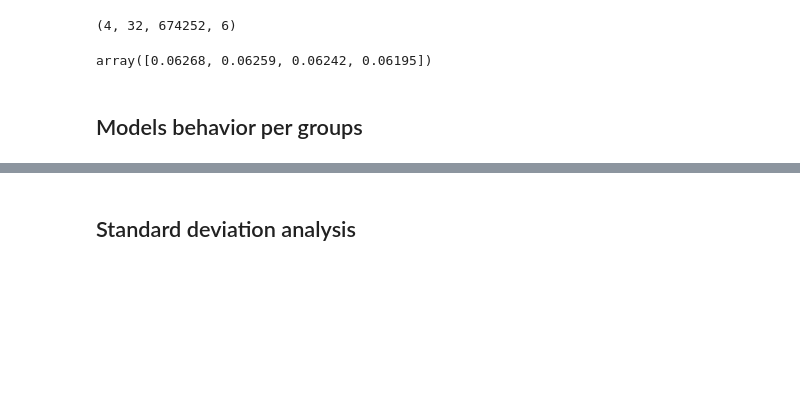
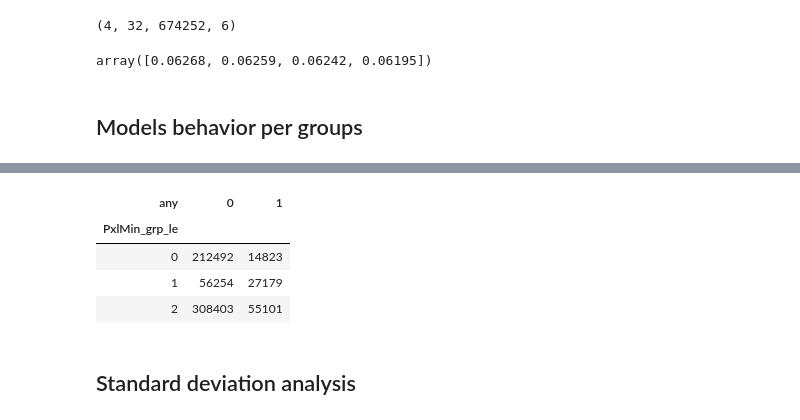
Before and after one commit to nosound2/RSNA-Hemorrhage, a Jupyter notebook: notebooks/Ensembling.ipynb, the cells around one changed output, grey strips where cells are left out. Drawn from its saved outputs; the diff is of its cells as text; code cells hidden in the pictures; blank space fills up the shorter version.

```diff
--- a/notebooks/Ensembling.ipynb
+++ b/notebooks/Ensembling.ipynb
@@ -6,7 +6,7 @@ CLOUD_SINGLE = True
 DATA_SMALL = False
 # %%
 if 'train_md' not in globals() or 'test_md' not in globals():
-    train_md, test_md = loadMetadata(True)
+    train_md, test_md = loadMetadata()
 # %% [markdown]
 # OOF
 # %%
@@ -222,3 +259,11 @@ WindowWidth_1_le      2   2981      0 [0.10207 0.10963 0.09599 0.0913 ]
+# %%
+pd.crosstab([train_md['PxlMin_grp_le']], [train_md[all_ich[0]]])
+# %% [output]
+| any | 0 | 1 |
+| PxlMin_grp_le |  |  |
+| 0 | 212492 | 14823 |
+| 1 | 56254 | 27179 |
+| 2 | 308403 | 55101 |
 # %% [markdown]
 ## Standard deviation analysis
 # %%
```
Also changed, not shown: parts of 31 cells of this notebook, 3 other files.
